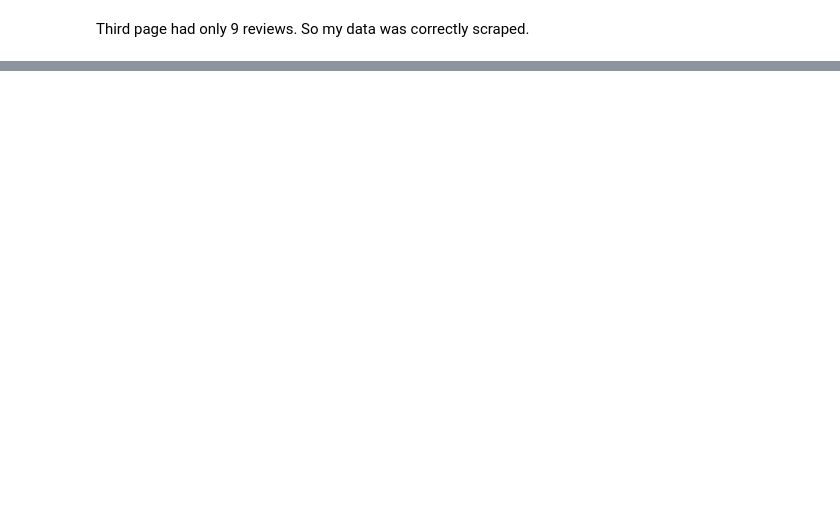
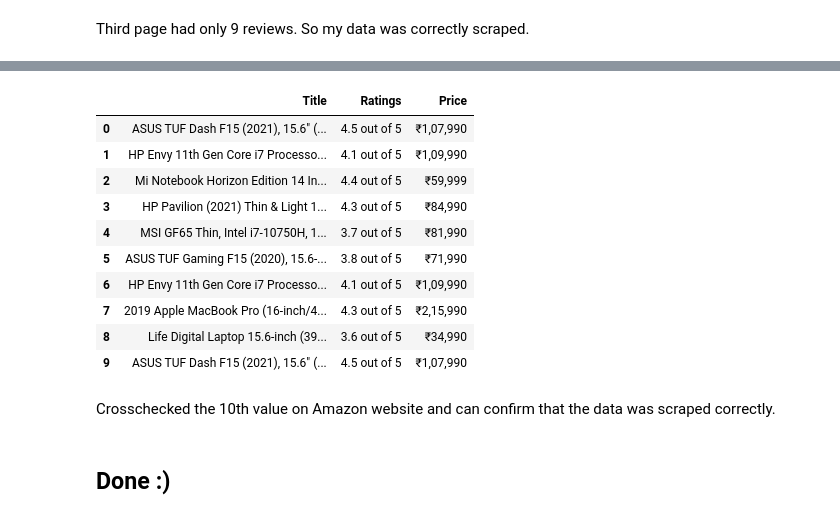
Before and after one commit to Aliakbar2/WEB-SCRAPING-ASSIGNMENT-1, a Jupyter notebook: webscraping_assignment_2.ipynb, the cells around one changed output, grey strips where cells are left out. Cells and saved outputs as stored; diff of their text form; code cells hidden in the pictures; blank space fills up the shorter version.

```diff
--- a/webscraping_assignment_2.ipynb
+++ b/webscraping_assignment_2.ipynb
@@ -1108,0 +1548,7 @@ You have to scrape this data for first 100 reviews.
+# %%
+#Extracting the text from price web elements in an empty list
+prices_list = []
+
+for i in price_tags:
+    prices_list.append(i.text)
+prices_list
@@ -1108,0 +1573,5 @@ You have to scrape this data for first 100 reviews.
+# %%
+#let's extract the URLs of all the laptops listed so that I can scrape ratigs from it
+urls = []
+all_url = driver.find_elements_by_xpath("//a[@class='a-link-normal a-text-normal']")
+all_url
@@ -1108,0 +1596,5 @@ You have to scrape this data for first 100 reviews.
+# %%
+#Extracting the URLs of first 10 listed laptops in urls variable
+for l in all_url[0:10]:
+    urls.append(l.get_attribute('href'))
+urls
@@ -1108,0 +1612,12 @@ You have to scrape this data for first 100 reviews.
+# %%
+#finding the ratings tag in all URLs and scraping the text from it in an empty list
+ratings_list = []
+for x in urls:
+    driver.get(x)
+    time.sleep(1)
+    try:
+        ratings_tag=driver.find_element_by_xpath("//span[@class='a-size-medium a-color-base']")
+        ratings_list.append(ratings_tag.text)
+    except NoSuchElementException as e :
+
+        ratings_list.append("No rating")
@@ -1108,0 +1637,26 @@ You have to scrape this data for first 100 reviews.
+# %%
+#Finally creating a dataframe of first 10 laptop scraped with CPU filter.
+#Creating a dataframe for Title, Ratings & Price.
+
+df = pd.DataFrame({})
+
+df["Title"] = title_list[:10]
+df["Ratings"] = ratings_list[:10]
+df["Price"] = prices_list[:10]
+df
+# %% [output]
+|  | Title | Ratings | Price |
+| 0 | ASUS TUF Dash F15 (2021), 15.6" (... | 4.5 out of 5 | ₹1,07,990 |
+| 1 | HP Envy 11th Gen Core i7 Processo... | 4.1 out of 5 | ₹1,09,990 |
+| 2 | Mi Notebook Horizon Edition 14 In... | 4.4 out of 5 | ₹59,999 |
+| 3 | HP Pavilion (2021) Thin & Light 1... | 4.3 out of 5 | ₹84,990 |
+| 4 | MSI GF65 Thin, Intel i7-10750H, 1... | 3.7 out of 5 | ₹81,990 |
+| 5 | ASUS TUF Gaming F15 (2020), 15.6-... | 3.8 out of 5 | ₹71,990 |
+| 6 | HP Envy 11th Gen Core i7 Processo... | 4.1 out of 5 | ₹1,09,990 |
+| 7 | 2019 Apple MacBook Pro (16-inch/4... | 4.3 out of 5 | ₹2,15,990 |
+| 8 | Life Digital Laptop 15.6-inch (39... | 3.6 out of 5 | ₹34,990 |
+| 9 | ASUS TUF Dash F15 (2021), 15.6" (... | 4.5 out of 5 | ₹1,07,990 |
+# %% [markdown]
+Crosschecked the 10th value on Amazon website and can confirm that the data was scraped correctly.
+# %% [markdown]
+## Done :)
```
Also changed, not shown: parts of 51 cells of this notebook.
